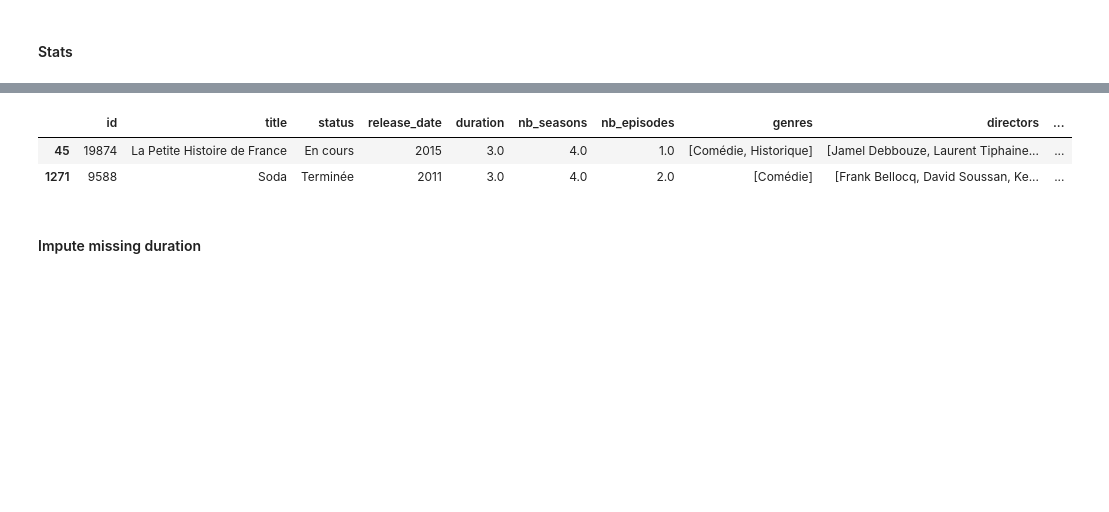
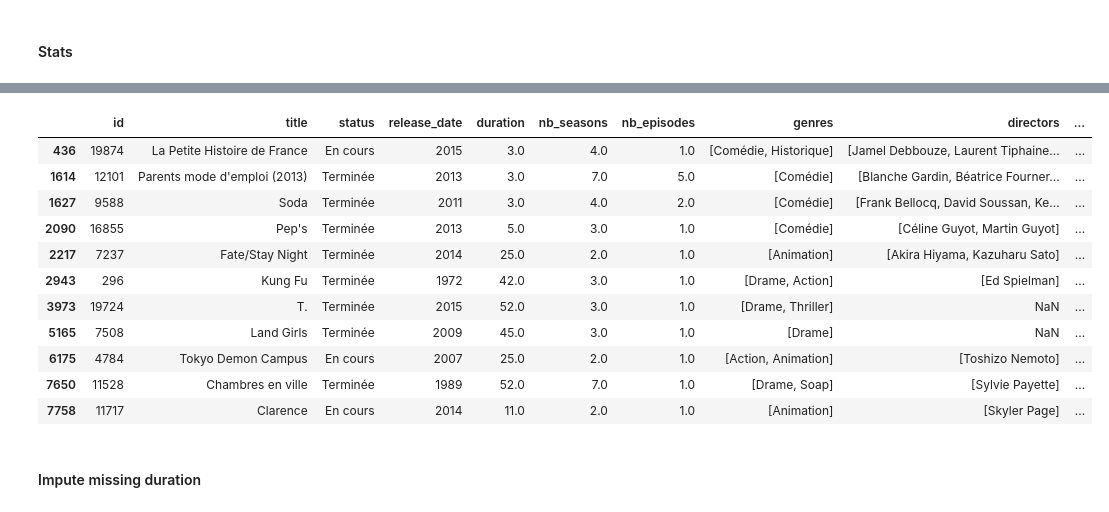
Before and after one commit to Bastien-LDC/Allocine-Recommender-System, a Jupyter notebook: Data Analysis/Allocine_Data_Analysis.ipynb, the cells around one changed output, grey strips where cells are left out. Saved outputs shown, nothing was run; the diff lists cells and outputs as text; code cells hidden in the pictures; blank space fills up the shorter version.

```diff
--- a/Data Analysis/Allocine_Data_Analysis.ipynb
+++ b/Data Analysis/Allocine_Data_Analysis.ipynb
@@ -67,9 +67,9 @@ def load_csv():
     '''
     Load the csv file and return a dataframe
     '''
-    root_path = "../Saved Data/"
-    movies = pd.read_csv(f"{root_path}allocine_movies_100p.csv")
-    series = pd.read_csv(f"{root_path}allocine_series_100p.csv")
+    root_path = f"../Saved Data/"
+    movies = pd.read_csv(f"{root_path}allocine_movies.csv")
+    series = pd.read_csv(f"{root_path}allocine_series.csv")
     press_movies = pd.read_csv(f"{root_path}press_ratings_movies.csv")
     press_series = pd.read_csv(f"{root_path}press_ratings_series.csv")
     user_movies = pd.read_csv(f"{root_path}user_ratings_movies.csv")
@@ -136,4 +136,9 @@ Number of series with no ratings: 5
 --> All movies and series with no ratings removed
+# %%
+# Drop series with "Divers" as genre
+series.drop(series[series.genres.apply(lambda x: "Divers" in x)].index, inplace=True)
+# Drop series with "Datedesortieinconnue" as release_date
+series.drop(series[series.release_date == "Datedesortieinconnue"].index, inplace=True)
 # %% [markdown]
 ## Convert the strings to arrays
 # %%
@@ -329,9 +362,18 @@ memory usage: 188.0+ KB
 # %%
 # Find the series where nb_seasons is greater or equal to nb_episodes
-series[series.nb_seasons >= series.nb_episodes]
+series[series.nb_seasons > series.nb_episodes]
 # %% [output]
 |  | id | title | status | release_date | duration | nb_seasons | nb_episodes | genres | directors | ... |
-| 45 | 19874 | La Petite Histoire de France | En cours | 2015 | 3.0 | 4.0 | 1.0 | [Comédie, Historique] | [Jamel Debbouze, Laurent Tiphaine... | ... |
-| 1271 | 9588 | Soda | Terminée | 2011 | 3.0 | 4.0 | 2.0 | [Comédie] | [Frank Bellocq, David Soussan, Ke... | ... |
+| 436 | 19874 | La Petite Histoire de France | En cours | 2015 | 3.0 | 4.0 | 1.0 | [Comédie, Historique] | [Jamel Debbouze, Laurent Tiphaine... | ... |
+| 1614 | 12101 | Parents mode d'emploi (2013) | Terminée | 2013 | 3.0 | 7.0 | 5.0 | [Comédie] | [Blanche Gardin, Béatrice Fourner... | ... |
+| 1627 | 9588 | Soda | Terminée | 2011 | 3.0 | 4.0 | 2.0 | [Comédie] | [Frank Bellocq, David Soussan, Ke... | ... |
+| 2090 | 16855 | Pep's | Terminée | 2013 | 5.0 | 3.0 | 1.0 | [Comédie] | [Céline Guyot, Martin Guyot] | ... |
+| 2217 | 7237 | Fate/Stay Night | Terminée | 2014 | 25.0 | 2.0 | 1.0 | [Animation] | [Akira Hiyama, Kazuharu Sato] | ... |
+| 2943 | 296 | Kung Fu | Terminée | 1972 | 42.0 | 3.0 | 1.0 | [Drame, Action] | [Ed Spielman] | ... |
+| 3973 | 19724 | T. | Terminée | 2015 | 52.0 | 3.0 | 1.0 | [Drame, Thriller] | NaN | ... |
+| 5165 | 7508 | Land Girls | Terminée | 2009 | 45.0 | 3.0 | 1.0 | [Drame] | NaN | ... |
+| 6175 | 4784 | Tokyo Demon Campus | En cours | 2007 | 25.0 | 2.0 | 1.0 | [Action, Animation] | [Toshizo Nemoto] | ... |
+| 7650 | 11528 | Chambres en ville | Terminée | 1989 | 52.0 | 7.0 | 1.0 | [Drame, Soap] | [Sylvie Payette] | ... |
+| 7758 | 11717 | Clarence | En cours | 2014 | 11.0 | 2.0 | 1.0 | [Animation] | [Skyler Page] | ... |
 # %% [markdown]
 #### Impute missing duration
```
Also changed, not shown: parts of 15 cells of this notebook, 1 other file.
